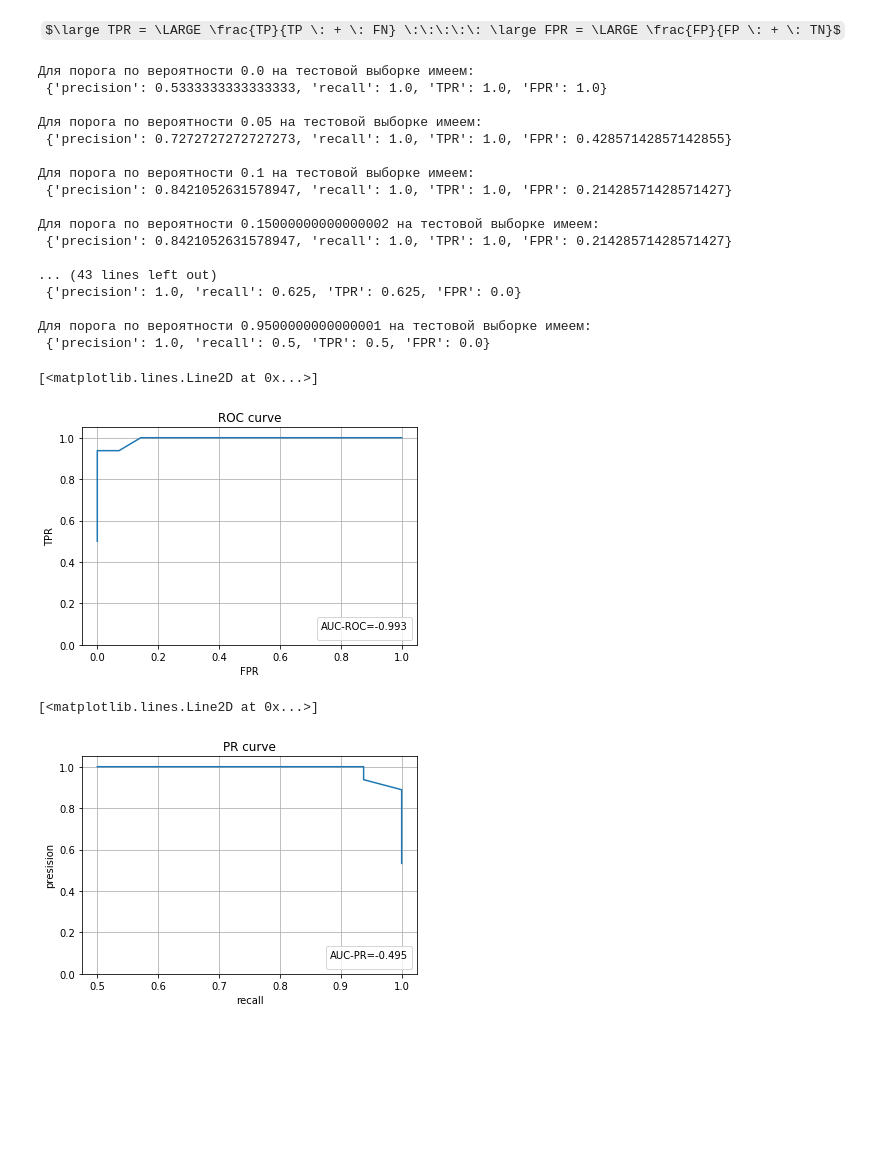
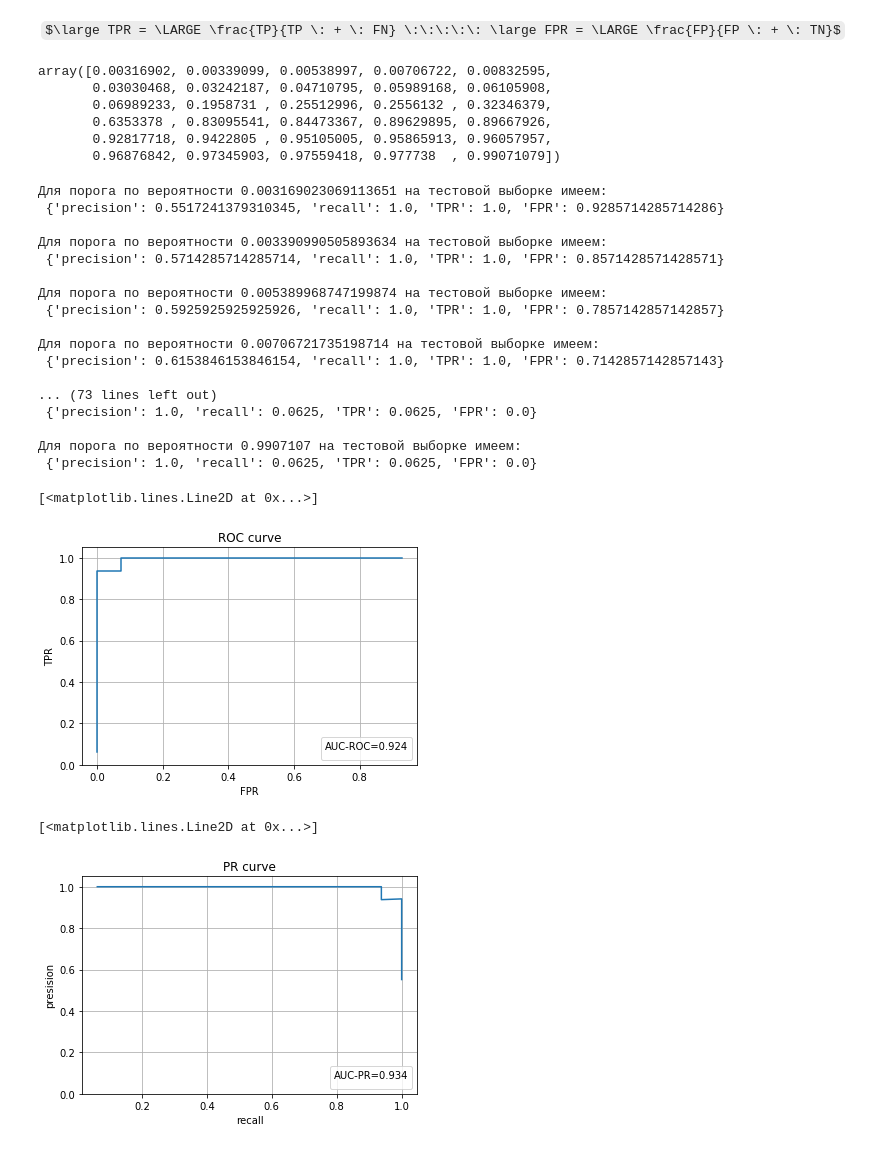
Before and after one commit to OlegRev/Data_Analysist_Algorithms, a Jupyter notebook: pw_les3.ipynb, the cells around one changed output. Saved outputs shown, nothing was run; the diff lists cells and outputs as text; code cells hidden in the pictures; some formulas as TeX source; blank space fills up the shorter version.

```diff
--- a/pw_les3.ipynb
+++ b/pw_les3.ipynb
@@ -242,12 +242,24 @@ def get_dict_precision_recall_TPR_FPR(conf_m):
     precision = conf_m['TP']/(conf_m['TP']+conf_m['FP'])
     recall = conf_m['TP']/(conf_m['TP']+conf_m['FN'])
     return {'precision': precision, 'recall': recall, 'TPR': TPR, 'FPR': FPR}
+# %%
+threshold = np.unique(mod.predict_proba(X_test))
+threshold
+# %% [output]
+array([0.00316902, 0.00339099, 0.00538997, 0.00706722, 0.00832595,
+       0.03030468, 0.03242187, 0.04710795, 0.05989168, 0.06105908,
+       0.06989233, 0.1958731 , 0.25512996, 0.2556132 , 0.32346379,
+       0.6353378 , 0.83095541, 0.84473367, 0.89629895, 0.89667926,
+       0.92817718, 0.9422805 , 0.95105005, 0.95865913, 0.96057957,
+       0.96876842, 0.97345903, 0.97559418, 0.977738  , 0.99071079])
 # %%
 TPR_list = []
 FPR_list = []
 precision_list = []
 recall_list = []
-for _thr in np.arange(0, 1.0, 0.05):
+for _thr in threshold:
+    if _thr >0.9907107:
+        _thr=0.9907107
     res = get_dict_precision_recall_TPR_FPR(confusion(mod.predict(X_test, thr=_thr), y_test))
     print(f"Для порога по вероятности {_thr} на тестовой выборке имеем:\n"
       f" {res}\n")
@@ -256,38 +268,38 @@ for _thr in np.arange(0, 1.0, 0.05):
     TPR_list.append(res['TPR'])
     FPR_list.append(res['FPR'])
 # %% [output]
-Для порога по вероятности 0.0 на тестовой выборке имеем:
- {'precision': 0.5333333333333333, 'recall': 1.0, 'TPR': 1.0, 'FPR': 1.0}
+Для порога по вероятности 0.003169023069113651 на тестовой выборке имеем:
+ {'precision': 0.5517241379310345, 'recall': 1.0, 'TPR': 1.0, 'FPR': 0.9285714285714286}
 
-Для порога по вероятности 0.05 на тестовой выборке имеем:
- {'precision': 0.7272727272727273, 'recall': 1.0, 'TPR': 1.0, 'FPR': 0.42857142857142855}
+Для порога по вероятности 0.003390990505893634 на тестовой выборке имеем:
+ {'precision': 0.5714285714285714, 'recall': 1.0, 'TPR': 1.0, 'FPR': 0.8571428571428571}
 
-Для порога по вероятности 0.1 на тестовой выборке имеем:
- {'precision': 0.8421052631578947, 'recall': 1.0, 'TPR': 1.0, 'FPR': 0.21428571428571427}
+Для порога по вероятности 0.005389968747199874 на тестовой выборке имеем:
+ {'precision': 0.5925925925925926, 'recall': 1.0, 'TPR': 1.0, 'FPR': 0.7857142857142857}
 
-Для порога по вероятности 0.15000000000000002 на тестовой выборке имеем:
- {'precision': 0.8421052631578947, 'recall': 1.0, 'TPR': 1.0, 'FPR': 0.21428571428571427}
+Для порога по вероятности 0.00706721735198714 на тестовой выборке имеем:
+ {'precision': 0.6153846153846154, 'recall': 1.0, 'TPR': 1.0, 'FPR': 0.7142857142857143}
 
-... (43 lines left out)
- {'precision': 1.0, 'recall': 0.625, 'TPR': 0.625, 'FPR': 0.0}
+... (73 lines left out)
+ {'precision': 1.0, 'recall': 0.0625, 'TPR': 0.0625, 'FPR': 0.0}
 
-Для порога по вероятности 0.9500000000000001 на тестовой выборке имеем:
- {'precision': 1.0, 'recall': 0.5, 'TPR': 0.5, 'FPR': 0.0}
+Для порога по вероятности 0.9907107 на тестовой выборке имеем:
+ {'precision': 1.0, 'recall': 0.0625, 'TPR': 0.0625, 'FPR': 0.0}
 # %%
-AUC_ROC = trapz(TPR_list, x = FPR_list, dx=0.1)
+AUC_ROC = trapz(TPR_list[::-1], x = FPR_list[::-1], dx=0.1)
 
 plt.title('ROC curve')
 plt.ylim(0, 1.05)
 plt.xlabel('FPR')
 plt.ylabel('TPR')
 plt.grid()
 plt.legend(' ', title=f'AUC-ROC={AUC_ROC:.3f}', loc='lower right')
 plt.plot(FPR_list, TPR_list)
 # %% [output]
 [<matplotlib.lines.Line2D at 0x...>]
-[figure, old version]
+[figure, new version]
 # %%
-AUC_PR = trapz(precision_list, x = recall_list, dx=0.1)
+AUC_PR = trapz(precision_list[::-1], x = recall_list[::-1], dx=0.1)
 
 plt.title('PR curve')
 plt.ylim(0, 1.05)
@@ -298,4 +310,4 @@ plt.legend(' ', title=f'AUC-PR={AUC_PR:.3f}', loc='lower right')
 plt.plot(recall_list, precision_list)
 # %% [output]
 [<matplotlib.lines.Line2D at 0x...>]
-[figure, old version]
+[figure, new version]
```
Also changed, not shown: parts of 1 cell of this notebook.
